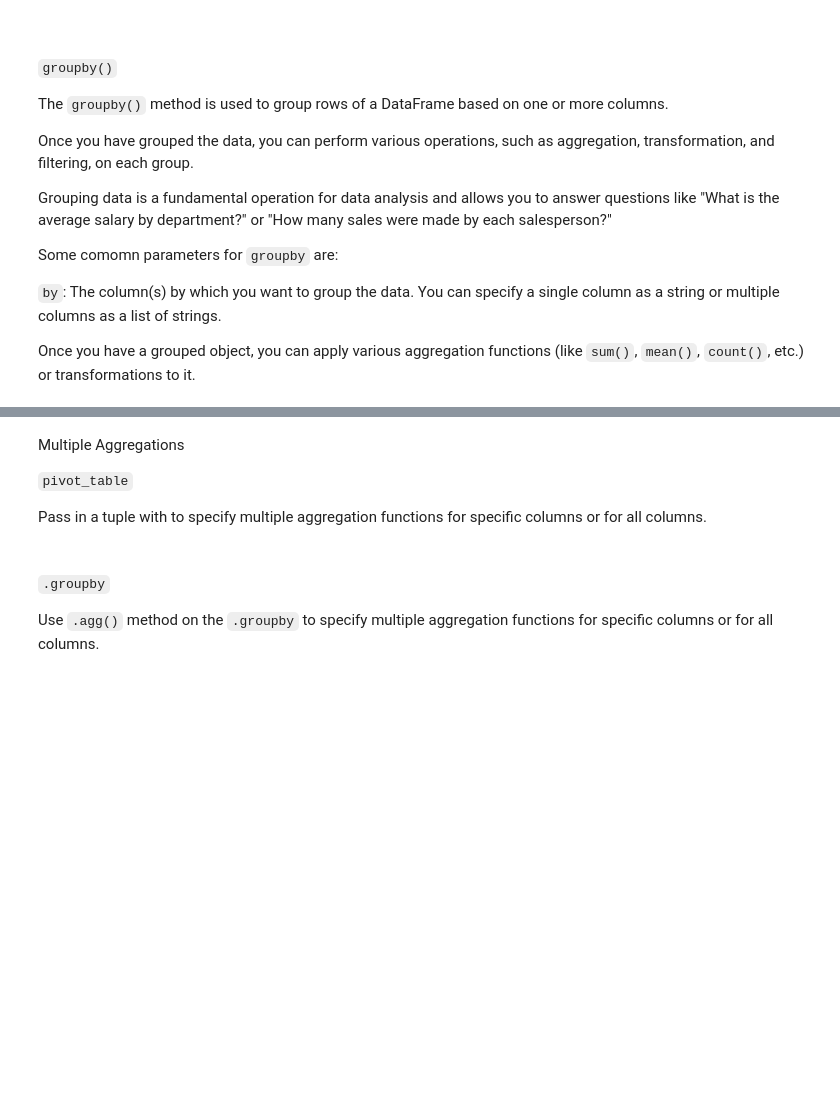
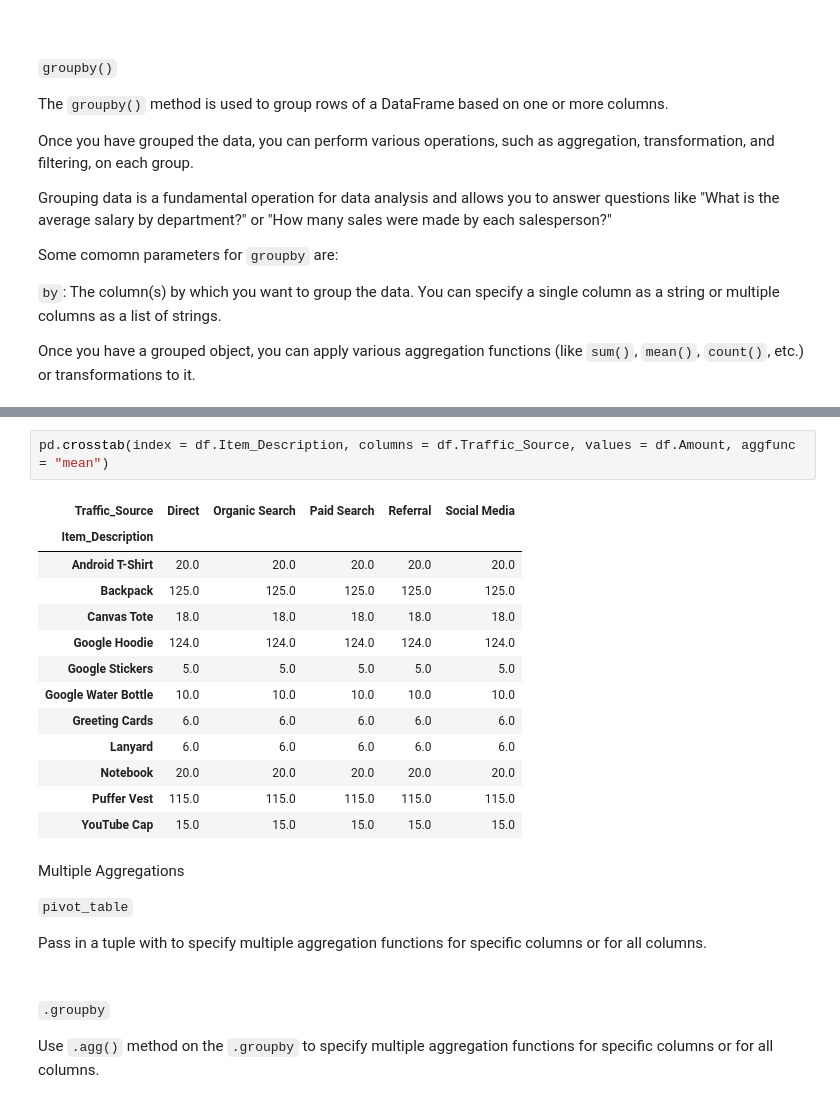
Before and after one commit to benedicthartmann/pythonFundamental, a Jupyter notebook: week6_ger_phse2_wk6 1 1.ipynb, the cells around one changed output, grey strips where cells are left out. Cells and saved outputs as stored; diff of their text form; blank space fills up the shorter version.

```diff
--- a/week6_ger_phse2_wk6 1 1.ipynb
+++ b/week6_ger_phse2_wk6 1 1.ipynb
@@ -365,3 +429,19 @@ data = {'Product': ['A', 'B', 'A', 'B', 'A', 'B','A','B'],
+# %%
+pd.crosstab(index = df.Item_Description, columns = df.Traffic_Source, values = df.Amount, aggfunc = "mean")
+# %% [output]
+| Traffic_Source | Direct | Organic Search | Paid Search | Referral | Social Media |
+| Item_Description |  |  |  |  |  |
+| Android T-Shirt | 20.0 | 20.0 | 20.0 | 20.0 | 20.0 |
+| Backpack | 125.0 | 125.0 | 125.0 | 125.0 | 125.0 |
+| Canvas Tote | 18.0 | 18.0 | 18.0 | 18.0 | 18.0 |
+| Google Hoodie | 124.0 | 124.0 | 124.0 | 124.0 | 124.0 |
+| Google Stickers | 5.0 | 5.0 | 5.0 | 5.0 | 5.0 |
+| Google Water Bottle | 10.0 | 10.0 | 10.0 | 10.0 | 10.0 |
+| Greeting Cards | 6.0 | 6.0 | 6.0 | 6.0 | 6.0 |
+| Lanyard | 6.0 | 6.0 | 6.0 | 6.0 | 6.0 |
+| Notebook | 20.0 | 20.0 | 20.0 | 20.0 | 20.0 |
+| Puffer Vest | 115.0 | 115.0 | 115.0 | 115.0 | 115.0 |
+| YouTube Cap | 15.0 | 15.0 | 15.0 | 15.0 | 15.0 |
 # %% [markdown]
 Multiple Aggregations
 
```
Also changed, not shown: parts of 8 cells of this notebook.
